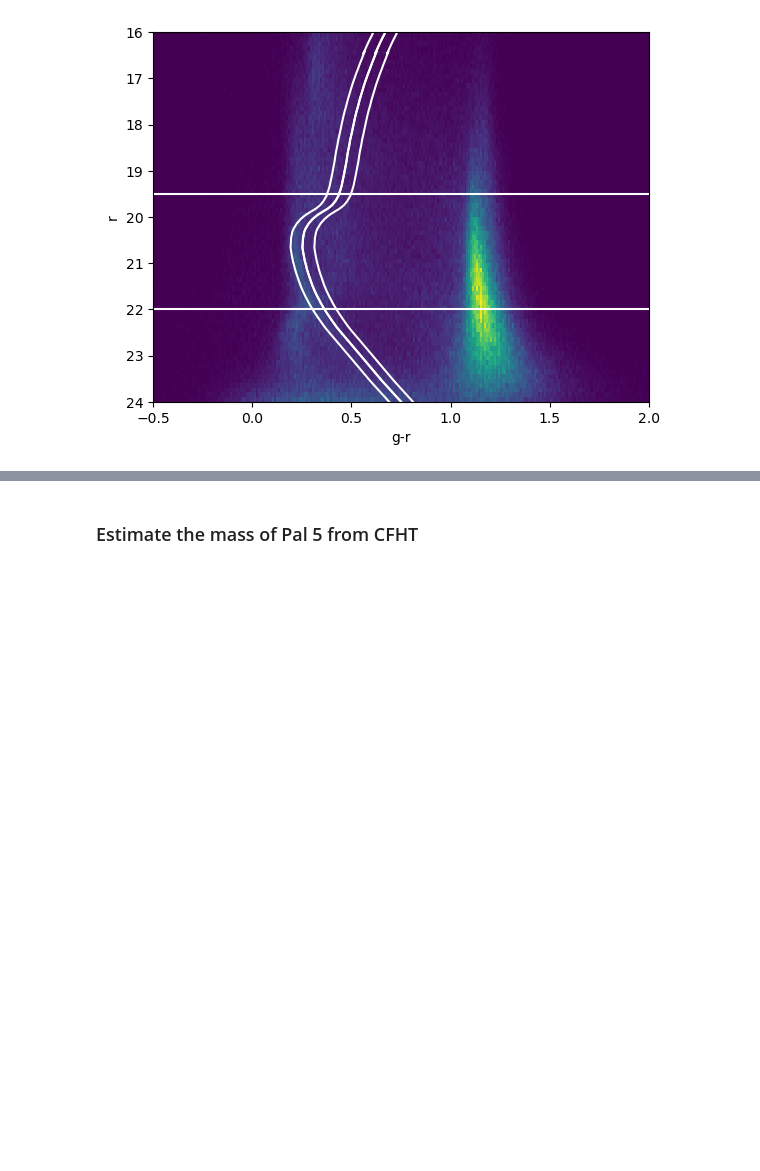
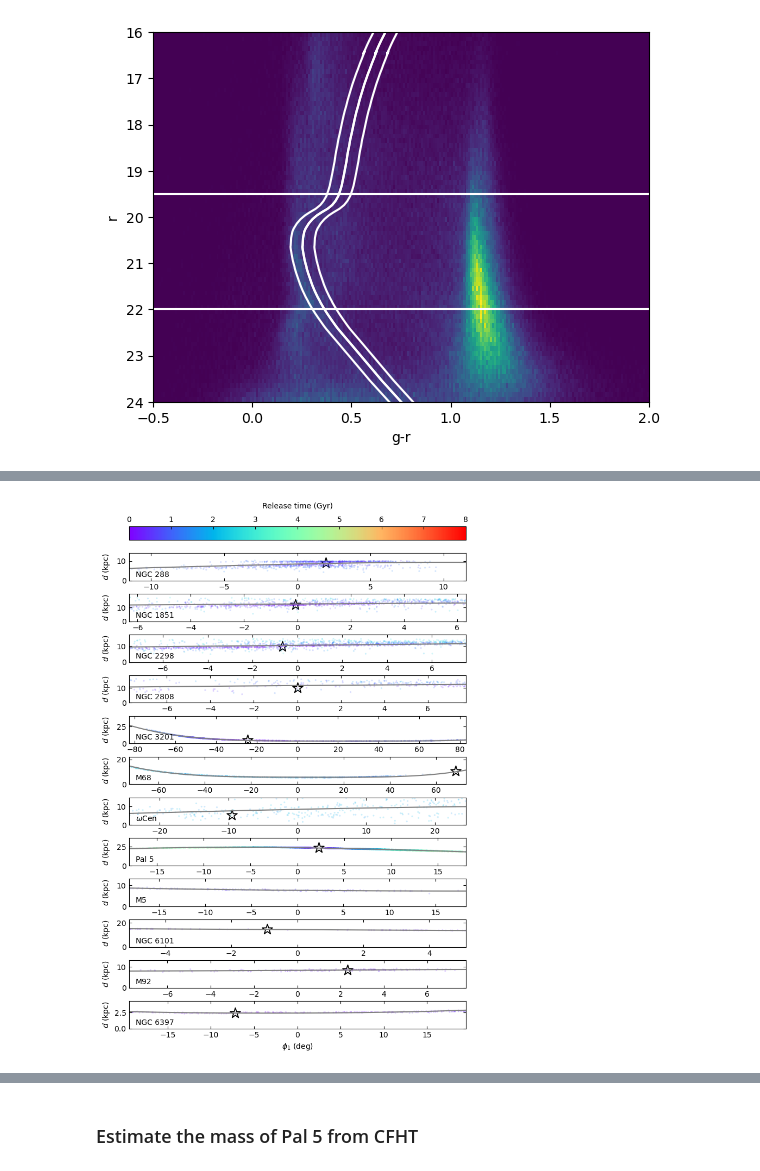
Before and after one commit to ybillchen/GC_stream, a Jupyter notebook: notebooks/GC-streams-mass.ipynb, the cells around one changed output, grey strips where cells are left out. Saved outputs shown, nothing was run; the diff lists cells and outputs as text; code cells hidden in the pictures; blank space fills up the shorter version.

```diff
--- a/notebooks/GC-streams-mass.ipynb
+++ b/notebooks/GC-streams-mass.ipynb
@@ -306,9 +315,17 @@ dtype = {
 ds = np.loadtxt('../data/apjad382dt1_mrt.txt', dtype=dtype, skiprows=54)
 
 gc_stream_list = ['NGC_3201', 'NGC_4590', 'NGC_5139', 'Pal_5', 'NGC_6341', 'NGC_6397',
-    'NGC_288', 'NGC_1851', 'NGC_2298', 'NGC_2808', 'NGC_5904', 'NGC_6101'] # remove 7089: too few stars; remove 1261, 5466, 7099: can't fit
+    'NGC_288', 'NGC_1851', 'NGC_2298', 'NGC_2808', 'NGC_5904', 'NGC_6101',
+    'NGC_1261', 'NGC_5466', 'NGC_7099', 'NGC_7089']
 gc_stream_ids = np.array([34, 47, 54, 61, 68, 69,
-    3, 16, 23, 26, 62, 67], dtype=int)
+    3, 16, 23, 26, 62, 67,
+    12, 57, 77, 76], dtype=int)
+
+gc_stream_list = ['NGC_288', 'NGC_1851', 'NGC_2298', 'NGC_2808', 'NGC_3201', 'NGC_4590',
+    'NGC_5139', 'Pal_5', 'NGC_5904', 'NGC_6101', 'NGC_6341', 'NGC_6397'] # remove 7089: too few stars; remove 1261, 5466, 7099: can't fit
+gc_stream_ids = np.array([3, 16, 23, 26, 34, 47,
+    54, 61, 62, 67, 68, 69], dtype=int)
+color_list = ['k', 'r', 'b', 'gray', 'g', 'm', 'c', 'pink', 'orange', 'brown', 'purple', 'tan']
 
 # gc_stream_list = ['Pal_5'] # test case
 # gc_stream_ids = np.array([61], dtype=int)
@@ -396,0 +432,74 @@ for key in gc_stream_list:
+# %%
+pd_dict = {}
+
+fig = plt.figure(figsize=(8, 12))
+gs = gridspec.GridSpec(len(gc_stream_ids)+1, 1, height_ratios=[0.5] + [1] * len(gc_stream_ids))
+plt.subplots_adjust(hspace=0.5)
+axs = [fig.add_subplot(gs[i+1]) for i in range(len(gc_stream_ids))]
+
+# make color bar
+cbar_ax = fig.add_subplot(gs[0])
+cbar_ax.tick_params(direction='in')
+
+cmap = colormaps['rainbow']
+
+sm = plt.cm.ScalarMappable(cmap=cmap, norm=plt.Normalize(vmin=0, vmax=t_tot.to_value('Gyr')))
+# sm.set_array([])  # Dummy array for the colorbar
+
+cbar = fig.colorbar(sm, cax=cbar_ax, orientation='horizontal')
+cbar.set_label('Release time (Gyr)', labelpad=10)
+cbar.ax.xaxis.set_ticks_position('top')
+cbar.ax.xaxis.set_label_position('top')
+
+# calcualte number loss rate
+ndot = 2 * nhalf / t_tot.to_value('Myr')
+
+# for key, ax0 in zip(['Pal_5'], [axs[0]]):
+for key, ax0 in zip(gc_stream_list, axs):
+    print('')
+    print(key, display_name_convert(key))
+
+    stream = ds_i24[key]
+    mockstream = mockstreams[key]
+
+    # plot mock stars and prog GC
+    x = mockstream.phi1
+    x_prog = mockstream.prog_phi1
+    y = mockstream.phi2hat
+    y = mockstream.d
+    # ax0.scatter(x, y, s=5, ec='none', fc=cmap(-mockstream.release_time/t_tot.to_value('0.978*Gyr')), alpha=0.2, rasterized=True)
+
+    # plot observed stars and prog GC
+    x_prog = stream.prog_phi1
+    y_prog = stream.c_prog.distance.to_value('kpc')
+    ax0.scatter(x_prog, y_prog, s=200, ec='k', fc='w', marker='*', lw=1.3)
+
+    width = np.percentile(stream.phi1, 90) - np.percentile(stream.phi1, 10)
+
+    # plot fitted curve
+    mask = (-mockstream.release_time*0.978 < t90_dict[key]) & (-mockstream.release_time*0.978 > t10_dict[key])
+    if key == 'NGC_6397':
+        mask &= mockstream.d < 5
+    ax0.scatter(x[mask], y[mask], s=5, ec='none', fc=cmap(-mockstream.release_time[mask]/t_tot.to_value('0.978*Gyr')), alpha=0.2, rasterized=True)
+    pd = np.polyfit(mockstream.phi1[mask], mockstream.d[mask], deg=4)
+    pd_dict[key] = pd
+    x = np.linspace(-width,width,100)
+    y = np.poly1d(pd)(x)
+    ax0.plot(x, y, c='gray')
+
+    ax0.text(0.02, 0.08, r'%s'%display_name_convert(key), transform=ax0.transAxes, va='bottom', ha='left')
+
+    ax0.set_xlim(-width,width)
+    center = (np.min(y) + np.max(y)) / 2
+    height = center - np.min(y)
+    ax0.set_ylim(center-2*height, center+2*height)
+    ax0.set_ylim(0, 1.5*np.max(y))
+    ax0.set_ylabel(r'$d\ ({\rm kpc})$')
+
+    ax0.tick_params(direction='in', bottom=True, top=True, left=True, right=True)
+
+ax0.set_xlabel(r'$\phi_1\ ({\rm deg})$')
+fig.align_ylabels(axs)
+
+plt.show()
+# %% [output]
@@ -397 +523,2 @@ for key in gc_stream_list:
+[figure, added]
 # %%
```
Also changed, not shown: parts of 19 cells of this notebook.
